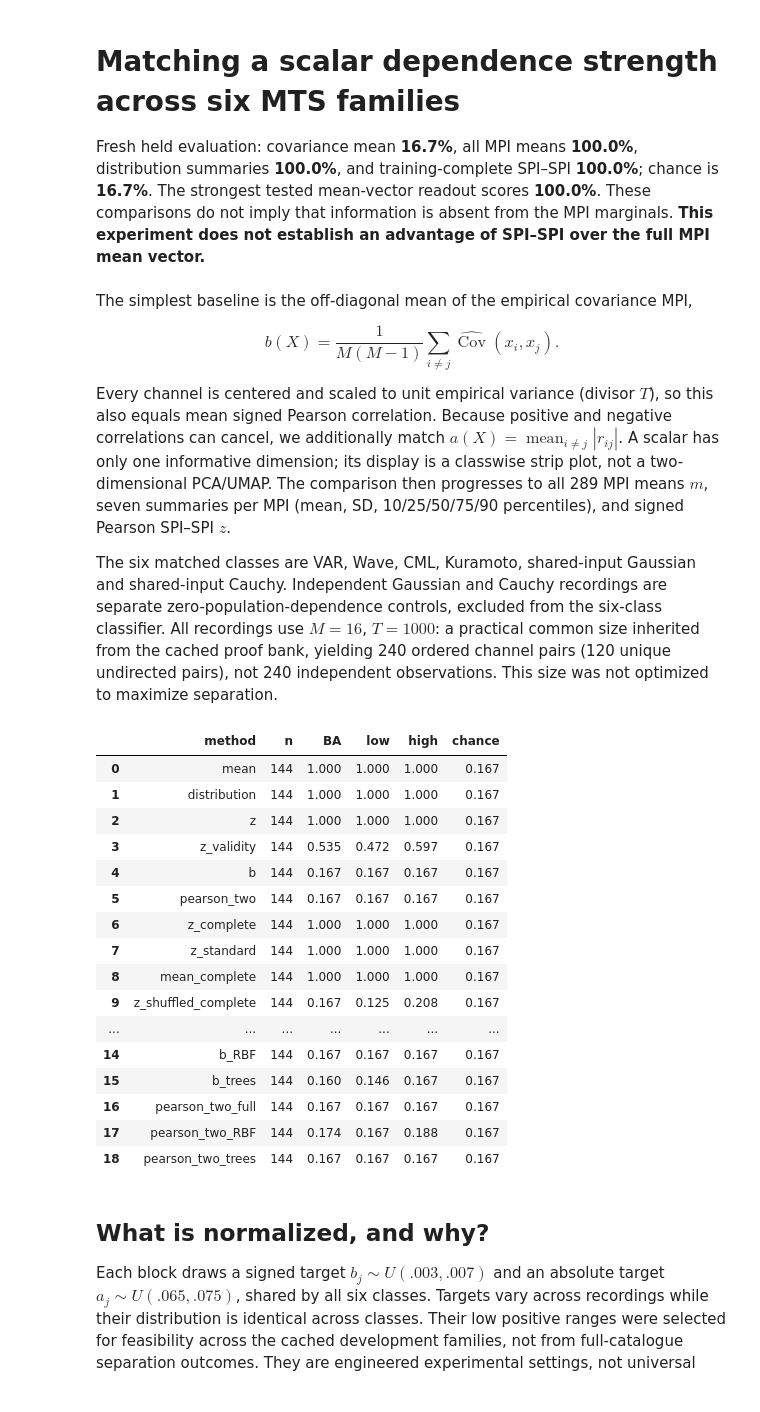
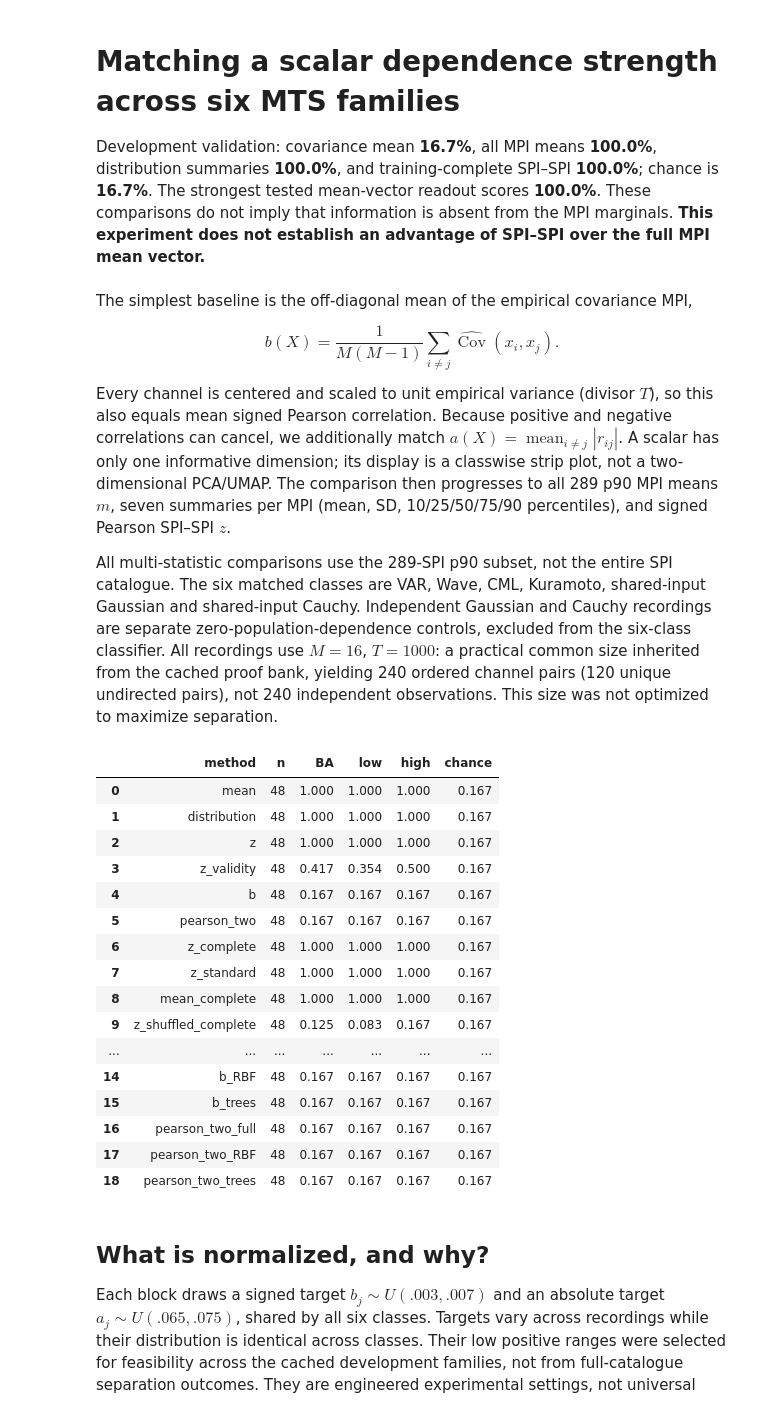
Before and after one commit to willedibam/mts-spi-study-cluster, a Jupyter notebook: notebooks/embeddings/spi_pearson_strength_matched_261004.ipynb, the cells around one changed output. Cells and saved outputs as stored; diff of their text form; code cells hidden in the pictures.

Commit message:
Report nine-size covariance control and persistent p90 marginal information

```diff
--- a/notebooks/embeddings/spi_pearson_strength_matched_261004.ipynb
+++ b/notebooks/embeddings/spi_pearson_strength_matched_261004.ipynb
@@ -1,45 +1,45 @@
 # %% [markdown]
 # Matching a scalar dependence strength across six MTS families
 
-Fresh held evaluation: covariance mean **16.7%**, all MPI means **100.0%**, distribution summaries **100.0%**, and training-complete SPI–SPI **100.0%**; chance is **16.7%**. The strongest tested mean-vector readout scores **100.0%**. These comparisons do not imply that information is absent from the MPI marginals. **This experiment does not establish an advantage of SPI–SPI over the full MPI mean vector.**
+Development validation: covariance mean **16.7%**, all MPI means **100.0%**, distribution summaries **100.0%**, and training-complete SPI–SPI **100.0%**; chance is **16.7%**. The strongest tested mean-vector readout scores **100.0%**. These comparisons do not imply that information is absent from the MPI marginals. **This experiment does not establish an advantage of SPI–SPI over the full MPI mean vector.**
 # %% [markdown]
 The simplest baseline is the off-diagonal mean of the empirical covariance MPI,
 
 $$b(X)=\frac{1}{M(M-1)}\sum_{i\ne j}\widehat{\operatorname{Cov}}(x_i,x_j).$$
 
-Every channel is centered and scaled to unit empirical variance (divisor $T$), so this also equals mean signed Pearson correlation. Because positive and negative correlations can cancel, we additionally match $a(X)=\operatorname{mean}_{i\ne j}|r_{ij}|$. A scalar has only one informative dimension; its display is a classwise strip plot, not a two-dimensional PCA/UMAP. The comparison then progresses to all 289 MPI means $m$, seven summaries per MPI (mean, SD, 10/25/50/75/90 percentiles), and signed Pearson SPI–SPI $z$.
+Every channel is centered and scaled to unit empirical variance (divisor $T$), so this also equals mean signed Pearson correlation. Because positive and negative correlations can cancel, we additionally match $a(X)=\operatorname{mean}_{i\ne j}|r_{ij}|$. A scalar has only one informative dimension; its display is a classwise strip plot, not a two-dimensional PCA/UMAP. The comparison then progresses to all 289 p90 MPI means $m$, seven summaries per MPI (mean, SD, 10/25/50/75/90 percentiles), and signed Pearson SPI–SPI $z$.
 
-The six matched classes are VAR, Wave, CML, Kuramoto, shared-input Gaussian and shared-input Cauchy. Independent Gaussian and Cauchy recordings are separate zero-population-dependence controls, excluded from the six-class classifier. All recordings use $M=16$, $T=1000$: a practical common size inherited from the cached proof bank, yielding 240 ordered channel pairs (120 unique undirected pairs), not 240 independent observations. This size was not optimized to maximize separation.
+All multi-statistic comparisons use the 289-SPI p90 subset, not the entire SPI catalogue. The six matched classes are VAR, Wave, CML, Kuramoto, shared-input Gaussian and shared-input Cauchy. Independent Gaussian and Cauchy recordings are separate zero-population-dependence controls, excluded from the six-class classifier. All recordings use $M=16$, $T=1000$: a practical common size inherited from the cached proof bank, yielding 240 ordered channel pairs (120 unique undirected pairs), not 240 independent observations. This size was not optimized to maximize separation.
 # %%
 from pathlib import Path
 import sys, json
 ROOT=Path.cwd().resolve()
 while not (ROOT/'pyproject.toml').exists() and ROOT!=ROOT.parent: ROOT=ROOT.parent
 if str(ROOT) not in sys.path: sys.path.insert(0,str(ROOT))
 import pandas as pd
 from IPython.display import display, Image
-RUN='pearson-strength-matched-261004'; STAGE='final'
+RUN='pearson-strength-matched-261004'; STAGE='development'
 RESULT=ROOT/'results/representation'/RUN/STAGE
 metrics=pd.read_csv(RESULT/'metrics.csv')
 display(metrics.round(3))
 # %% [output]
 |  | method | n | BA | low | high | chance |
-| 0 | mean | 144 | 1.000 | 1.000 | 1.000 | 0.167 |
-| 1 | distribution | 144 | 1.000 | 1.000 | 1.000 | 0.167 |
-| 2 | z | 144 | 1.000 | 1.000 | 1.000 | 0.167 |
-| 3 | z_validity | 144 | 0.535 | 0.472 | 0.597 | 0.167 |
-| 4 | b | 144 | 0.167 | 0.167 | 0.167 | 0.167 |
-| 5 | pearson_two | 144 | 0.167 | 0.167 | 0.167 | 0.167 |
-| 6 | z_complete | 144 | 1.000 | 1.000 | 1.000 | 0.167 |
-| 7 | z_standard | 144 | 1.000 | 1.000 | 1.000 | 0.167 |
-| 8 | mean_complete | 144 | 1.000 | 1.000 | 1.000 | 0.167 |
-| 9 | z_shuffled_complete | 144 | 0.167 | 0.125 | 0.208 | 0.167 |
+| 0 | mean | 48 | 1.000 | 1.000 | 1.000 | 0.167 |
+| 1 | distribution | 48 | 1.000 | 1.000 | 1.000 | 0.167 |
+| 2 | z | 48 | 1.000 | 1.000 | 1.000 | 0.167 |
+| 3 | z_validity | 48 | 0.417 | 0.354 | 0.500 | 0.167 |
+| 4 | b | 48 | 0.167 | 0.167 | 0.167 | 0.167 |
+| 5 | pearson_two | 48 | 0.167 | 0.167 | 0.167 | 0.167 |
+| 6 | z_complete | 48 | 1.000 | 1.000 | 1.000 | 0.167 |
+| 7 | z_standard | 48 | 1.000 | 1.000 | 1.000 | 0.167 |
+| 8 | mean_complete | 48 | 1.000 | 1.000 | 1.000 | 0.167 |
+| 9 | z_shuffled_complete | 48 | 0.125 | 0.083 | 0.167 | 0.167 |
 | ... | ... | ... | ... | ... | ... | ... |
-| 14 | b_RBF | 144 | 0.167 | 0.167 | 0.167 | 0.167 |
-| 15 | b_trees | 144 | 0.160 | 0.146 | 0.167 | 0.167 |
-| 16 | pearson_two_full | 144 | 0.167 | 0.167 | 0.167 | 0.167 |
-| 17 | pearson_two_RBF | 144 | 0.174 | 0.167 | 0.188 | 0.167 |
-| 18 | pearson_two_trees | 144 | 0.167 | 0.167 | 0.167 | 0.167 |
+| 14 | b_RBF | 48 | 0.167 | 0.167 | 0.167 | 0.167 |
+| 15 | b_trees | 48 | 0.167 | 0.167 | 0.167 | 0.167 |
+| 16 | pearson_two_full | 48 | 0.167 | 0.167 | 0.167 | 0.167 |
+| 17 | pearson_two_RBF | 48 | 0.167 | 0.167 | 0.167 | 0.167 |
+| 18 | pearson_two_trees | 48 | 0.167 | 0.167 | 0.167 | 0.167 |
 # %% [markdown]
 ## What is normalized, and why?
 
```
Also changed, not shown: parts of 5 cells of this notebook, 10 other files.
